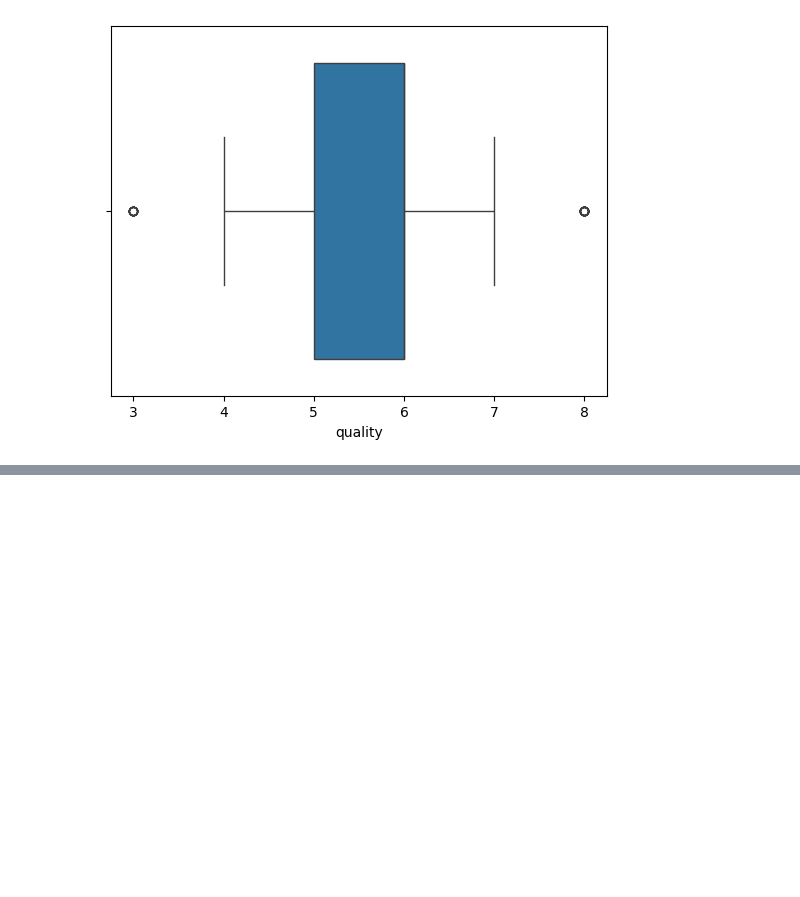
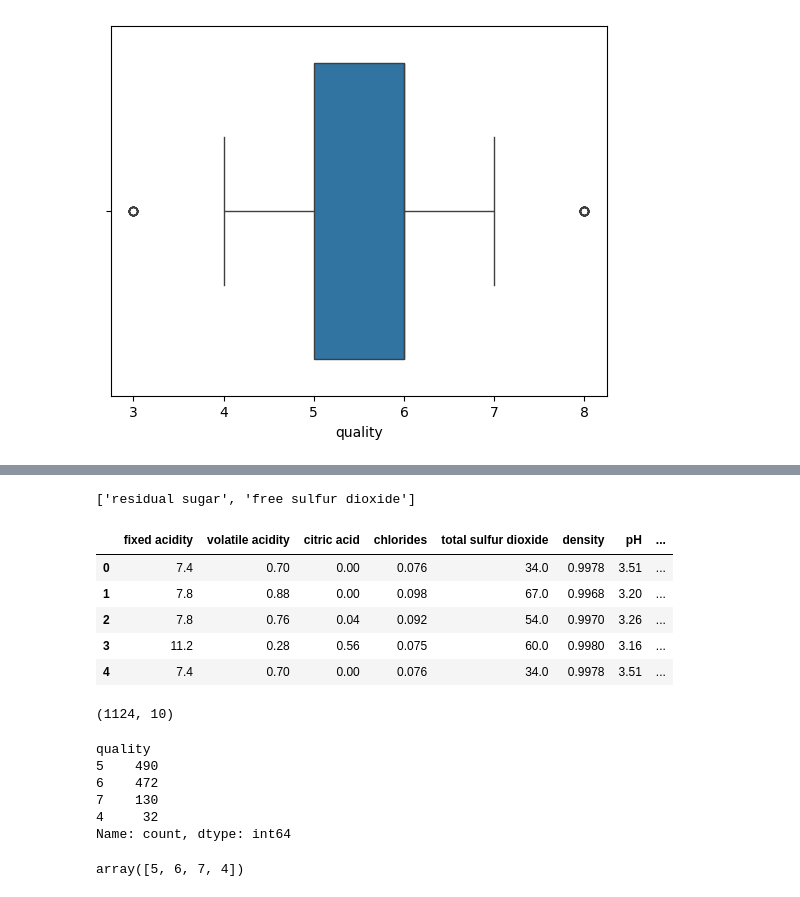
Before and after one commit to ldotmithu/FineWine-AI-Quality-Prediction-and-Personalized-Recommendations, a Jupyter notebook: notebook/trail.ipynb, the cells around one changed output, grey strips where cells are left out. Cells and saved outputs as stored; diff of their text form; code cells hidden in the pictures; blank space fills up the shorter version.

```diff
--- a/notebook/trail.ipynb
+++ b/notebook/trail.ipynb
@@ -90,0 +211,32 @@ def renove_out(data,col):
+# %%
+bad_re
+# %% [output]
+['residual sugar', 'free sulfur dioxide']
+# %%
+data.drop(columns=['residual sugar', 'free sulfur dioxide'],axis=1,inplace=True)
+# %%
+data.head()
+# %% [output]
+|  | fixed acidity | volatile acidity | citric acid | chlorides | total sulfur dioxide | density | pH | ... |
+| 0 | 7.4 | 0.70 | 0.00 | 0.076 | 34.0 | 0.9978 | 3.51 | ... |
+| 1 | 7.8 | 0.88 | 0.00 | 0.098 | 67.0 | 0.9968 | 3.20 | ... |
+| 2 | 7.8 | 0.76 | 0.04 | 0.092 | 54.0 | 0.9970 | 3.26 | ... |
+| 3 | 11.2 | 0.28 | 0.56 | 0.075 | 60.0 | 0.9980 | 3.16 | ... |
+| 4 | 7.4 | 0.70 | 0.00 | 0.076 | 34.0 | 0.9978 | 3.51 | ... |
+# %%
+data.shape
+# %% [output]
+(1124, 10)
+# %%
+data["quality"].value_counts()
+# %% [output]
+quality
+5    490
+6    472
+7    130
+4     32
+Name: count, dtype: int64
+# %%
+data["quality"].unique()
+# %% [output]
+array([5, 6, 7, 4])
```
Also changed, not shown: parts of 29 cells of this notebook, 1 other file.
